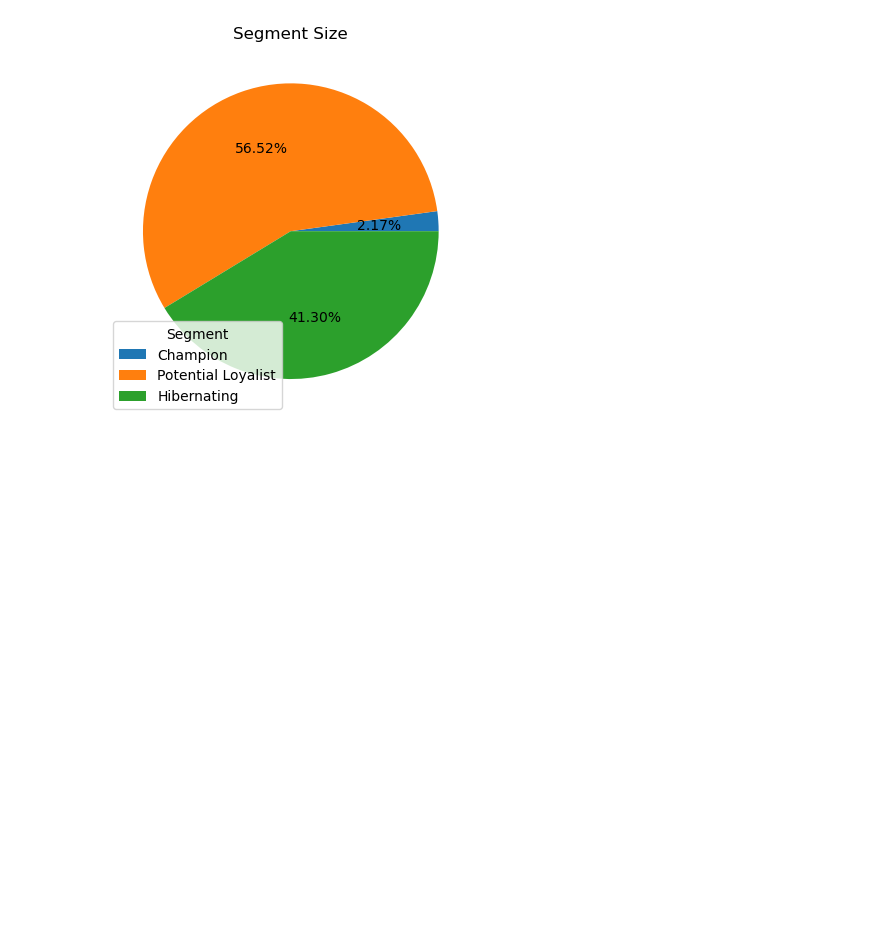
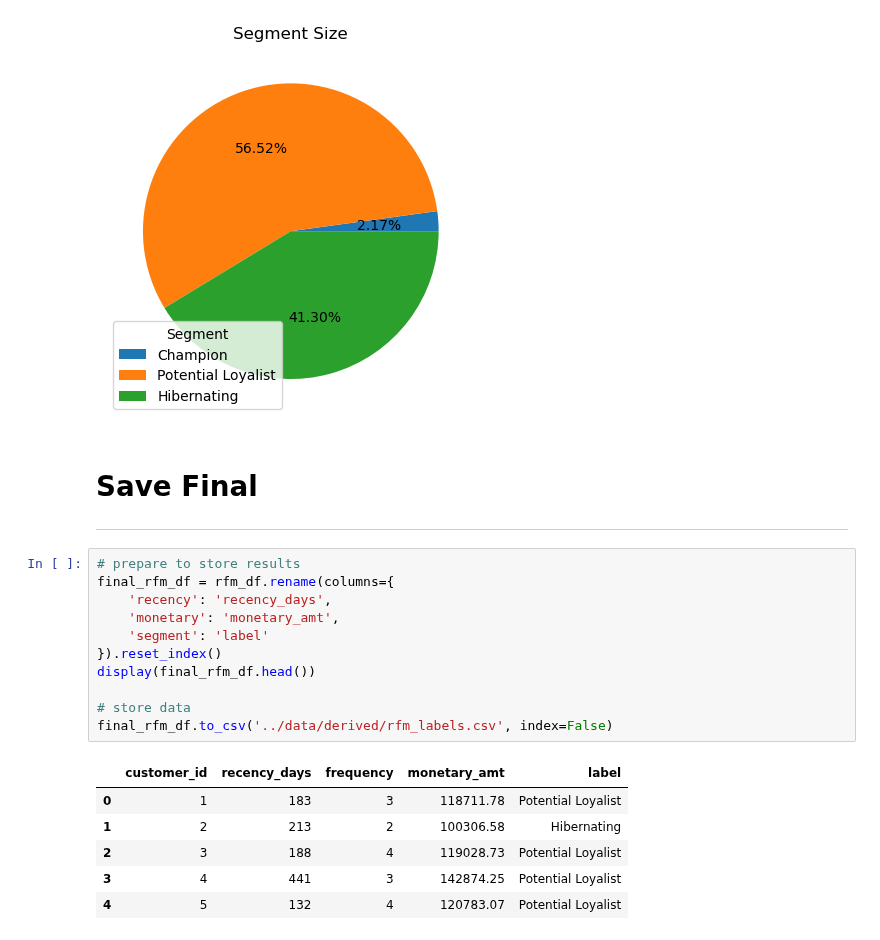
Before and after one commit to brianna-mitri/vehicle-sales-analysis, a Jupyter notebook: analysis/segment_analysis.ipynb, the cells around one changed output. Cells and saved outputs as stored; diff of their text form; blank space fills up the shorter version.

Commit message:
Saved final customer segmentation labels with rfm values

```diff
--- a/analysis/segment_analysis.ipynb
+++ b/analysis/segment_analysis.ipynb
@@ -189,3 +189,24 @@ plt.show()
 | 2 | Hibernating | 284.394737 | 2.131579 | 60734.607105 | 2307915.07 | 38 |
 [figure]
 [figure]
+# %% [markdown]
+# Save Final
+---
+# %%
+# prepare to store results
+final_rfm_df = rfm_df.rename(columns={
+    'recency': 'recency_days',
+    'monetary': 'monetary_amt',
+    'segment': 'label'
+}).reset_index()
+display(final_rfm_df.head())
+
+# store data
+final_rfm_df.to_csv('../data/derived/rfm_labels.csv', index=False)
+# %% [output]
+|  | customer_id | recency_days | frequency | monetary_amt | label |
+| 0 | 1 | 183 | 3 | 118711.78 | Potential Loyalist |
+| 1 | 2 | 213 | 2 | 100306.58 | Hibernating |
+| 2 | 3 | 188 | 4 | 119028.73 | Potential Loyalist |
+| 3 | 4 | 441 | 3 | 142874.25 | Potential Loyalist |
+| 4 | 5 | 132 | 4 | 120783.07 | Potential Loyalist |
```
Also changed, not shown: 2 other files.
